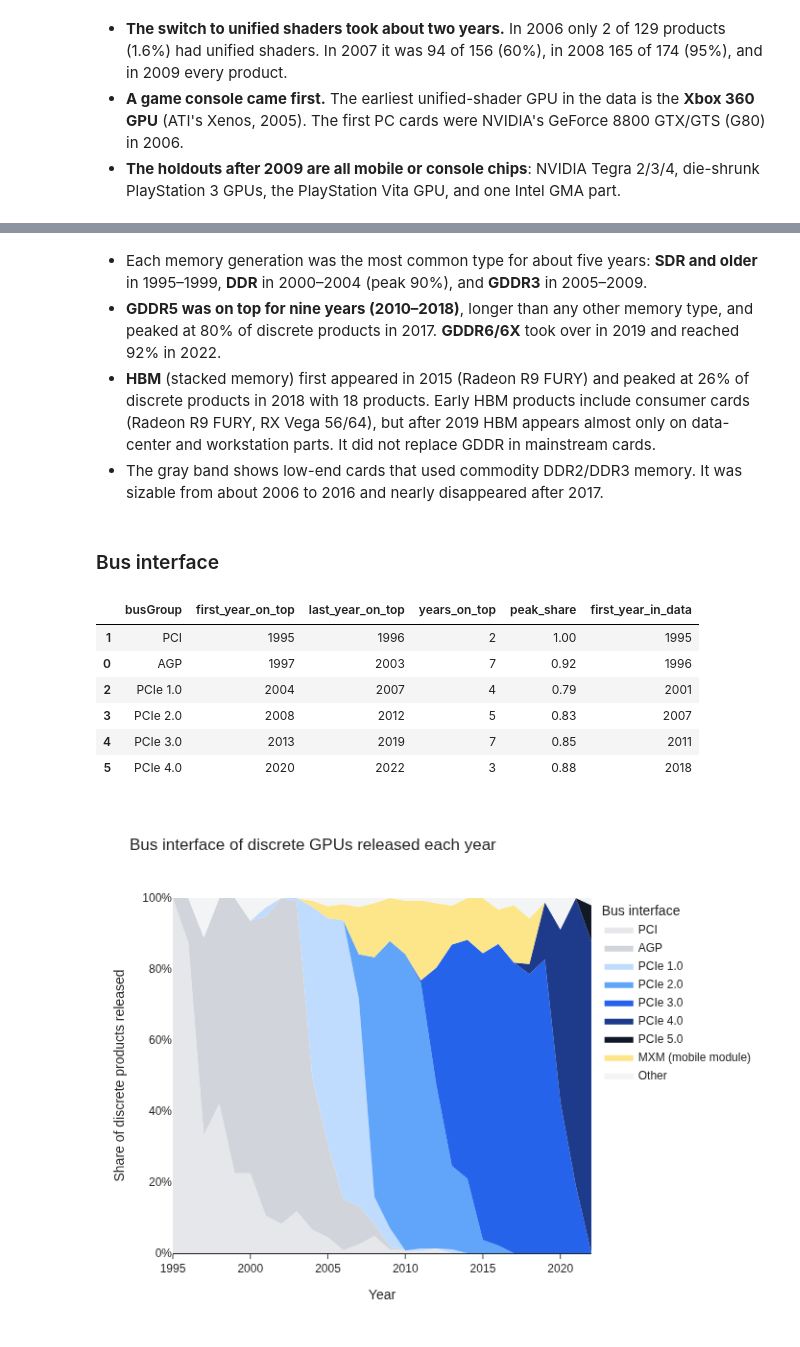
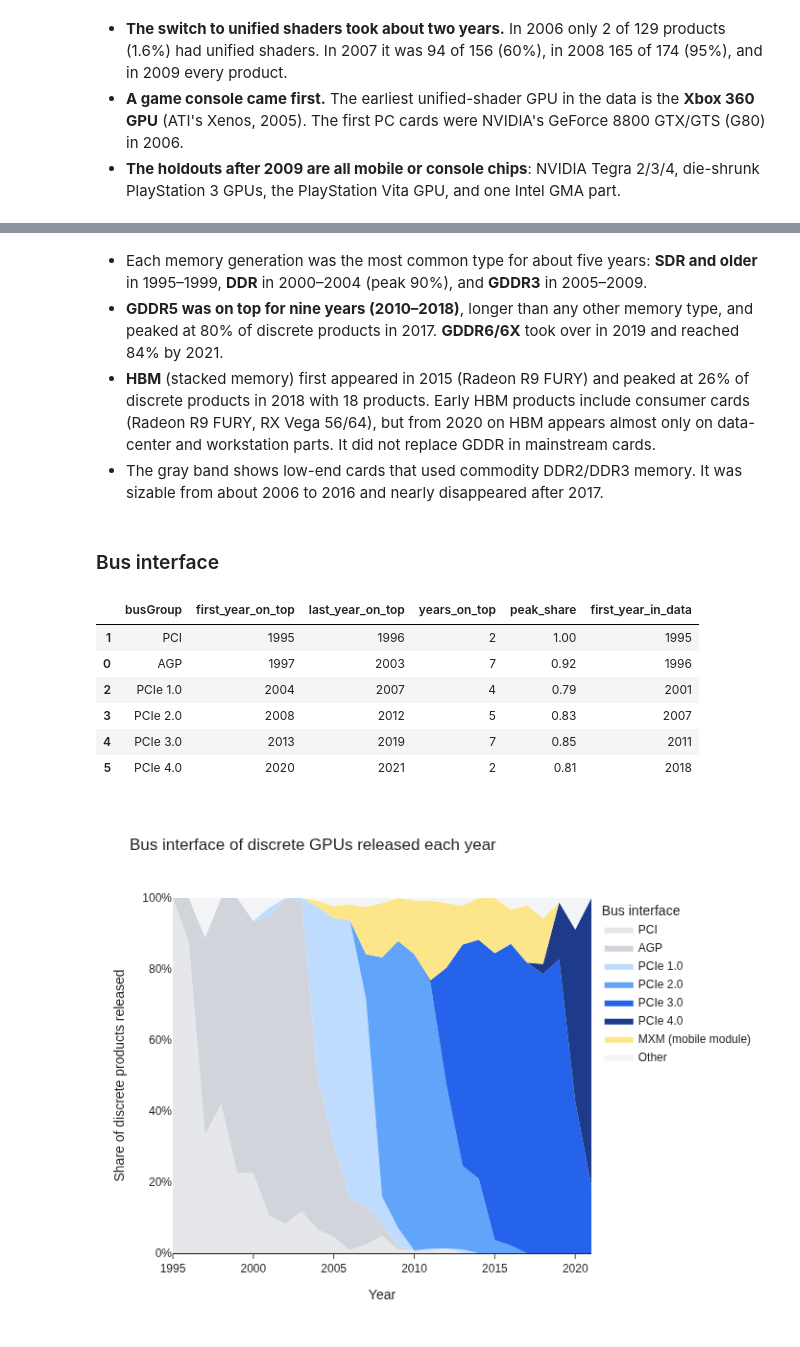
Before and after one commit to subwaymatch/analytics-case-development, a Jupyter notebook: gpus/gpu-specs-analysis.ipynb, the cells around one changed output, grey strips where cells are left out. Drawn from its saved outputs; the diff is of its cells as text; code cells hidden in the pictures.

```diff
--- a/gpus/gpu-specs-analysis.ipynb
+++ b/gpus/gpu-specs-analysis.ipynb
@@ -62,5 +62,5 @@ Load the latest version of the dataset (`gpu_specs_v7.csv`).
 # %%
-df = pd.read_csv('gpu_specs_v7.csv')
+df = pd.read_csv('gpu_specs_v6.csv')
 df.head(3)
 # %% [output]
 |  | manufacturer | productName | releaseYear | memSize | memBusWidth | gpuClock | memClock | unifiedShader | ... |
@@ -213,6 +212,10 @@ If these partial years stay in, the share charts below show NVIDIA at 100% of 20
 # %%
-df = df.query('releaseYear <= 2023').copy()
+# Keep the partial years aside for reference, then restrict the analysis to complete years
+df_partial = df.query('releaseYear >= 2022').copy()
+
+df = df.query('releaseYear <= 2021').copy()
 df['releaseYear'] = df['releaseYear'].astype(int)
 
 print(f"{df.shape[0]:,} products released between {df['releaseYear'].min()} and {df['releaseYear'].max()} remain.")
+print(f'{df_partial.shape[0]} products from the partial years 2022–2023 are set aside.')
 # %% [output]
@@ -1234,8 +1047,9 @@ mem_type_groups = {
 mem_group_order = ['SDR & older', 'DDR', 'GDDR3 (incl. GDDR2/4)', 'GDDR5/5X', 'GDDR6/6X', 'HBM',
                    'DDR2–DDR4 (commodity)', 'Other']
 
-df_discrete = df_specs.query('igp == "No"').copy()
+df_discrete = df.query('releaseYear >= 1995 and igp == "No"').copy()
 df_discrete['memGroup'] = df_discrete['memType'].map(mem_type_groups).fillna('Other')
+print(f'{df_discrete.shape[0]:,} discrete GPUs released 1995–2021')
 
 df_mem_type = pd.crosstab(df_discrete['releaseYear'], df_discrete['memGroup'], normalize='index') \
     .reset_index() \
@@ -1309,7 +1123,7 @@ df_hbm.merge(df_mem_type.query('memGroup == "HBM"')[['releaseYear', 'share']], o
 # %% [markdown]
 - Each memory generation was the most common type for about five years: **SDR and older** in 1995–1999, **DDR** in 2000–2004 (peak 90%), and **GDDR3** in 2005–2009.
-- **GDDR5 was on top for nine years (2010–2018)**, longer than any other memory type, and peaked at 80% of discrete products in 2017. **GDDR6/6X** took over in 2019 and reached 92% in 2022.
-- **HBM** (stacked memory) first appeared in 2015 (Radeon R9 FURY) and peaked at 26% of discrete products in 2018 with 18 products. Early HBM products include consumer cards (Radeon R9 FURY, RX Vega 56/64), but after 2019 HBM appears almost only on data-center and workstation parts. It did not replace GDDR in mainstream cards.
+- **GDDR5 was on top for nine years (2010–2018)**, longer than any other memory type, and peaked at 80% of discrete products in 2017. **GDDR6/6X** took over in 2019 and reached 84% by 2021.
+- **HBM** (stacked memory) first appeared in 2015 (Radeon R9 FURY) and peaked at 26% of discrete products in 2018 with 18 products. Early HBM products include consumer cards (Radeon R9 FURY, RX Vega 56/64), but from 2020 on HBM appears almost only on data-center and workstation parts. It did not replace GDDR in mainstream cards.
 - The gray band shows low-end cards that used commodity DDR2/DDR3 memory. It was sizable from about 2006 to 2016 and nearly disappeared after 2017.
 # %% [markdown]
 ### Bus interface
@@ -1326,7 +1140,7 @@ def get_bus_group(bus):
     return 'Other'
 
 
-bus_group_order = ['PCI', 'AGP', 'PCIe 1.0', 'PCIe 2.0', 'PCIe 3.0', 'PCIe 4.0', 'PCIe 5.0',
+bus_group_order = ['PCI', 'AGP', 'PCIe 1.0', 'PCIe 2.0', 'PCIe 3.0', 'PCIe 4.0',
                    'MXM (mobile module)', 'Other']
 
 df_discrete['busGroup'] = df_discrete['bus'].map(get_bus_group)
@@ -1351,40 +1165,39 @@ df_bus_top.groupby('busGroup', as_index=False).agg(
 | 2 | PCIe 1.0 | 2004 | 2007 | 4 | 0.79 | 2001 |
 | 3 | PCIe 2.0 | 2008 | 2012 | 5 | 0.83 | 2007 |
 | 4 | PCIe 3.0 | 2013 | 2019 | 7 | 0.85 | 2011 |
-| 5 | PCIe 4.0 | 2020 | 2022 | 3 | 0.88 | 2018 |
+| 5 | PCIe 4.0 | 2020 | 2021 | 2 | 0.81 | 2018 |
 # %%
 fig = px.area(
     df_bus,
     x='releaseYear',
     y='share',
     color='busGroup',
     category_orders={'busGroup': bus_group_order},
     color_discrete_map={
         'PCI': '#E5E7EB',
         'AGP': '#D1D5DB',
         'PCIe 1.0': '#BFDBFE',
         'PCIe 2.0': '#60A5FA',
         'PCIe 3.0': '#2563EB',
         'PCIe 4.0': '#1E3A8A',
-        'PCIe 5.0': '#111827',
         'MXM (mobile module)': '#FDE68A',
         'Other': '#F3F4F6',
     },
     labels={
         'releaseYear': 'Year',
         'share': 'Share of discrete products released',
         'busGroup': 'Bus interface',
     },
     title='Bus interface of discrete GPUs released each year',
     height=550,
 )
 
 fig.for_each_trace(lambda trace: trace.update(fillcolor=trace.line.color))
 fig.update_traces(line={'width': 0})
 fig.update_yaxes(showline=False, tickformat='.0%', ticks='')
 fig.update_layout(hovermode='x', yaxis_range=[0, 1])
 
 fig.show()
 # %% [output]
-[figure, old version]
+[figure, new version]
 # %% [markdown]
```
Also changed, not shown: parts of 84 cells of this notebook, 1 other file.
